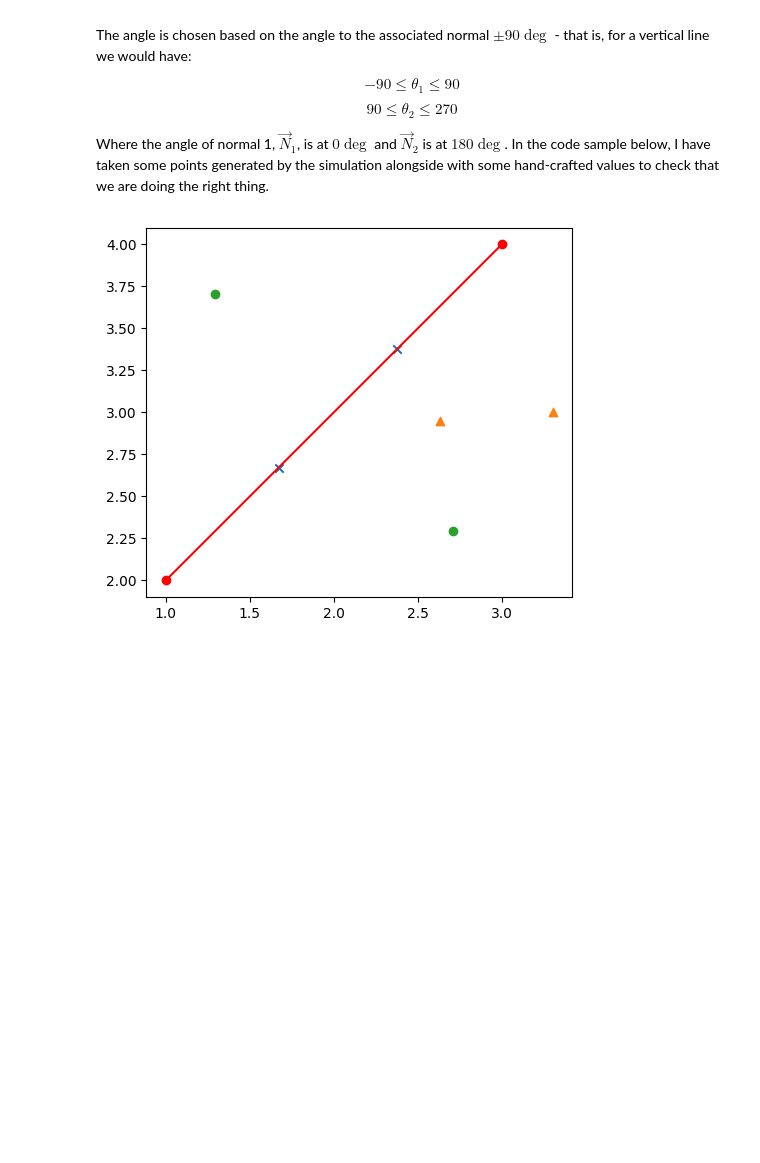
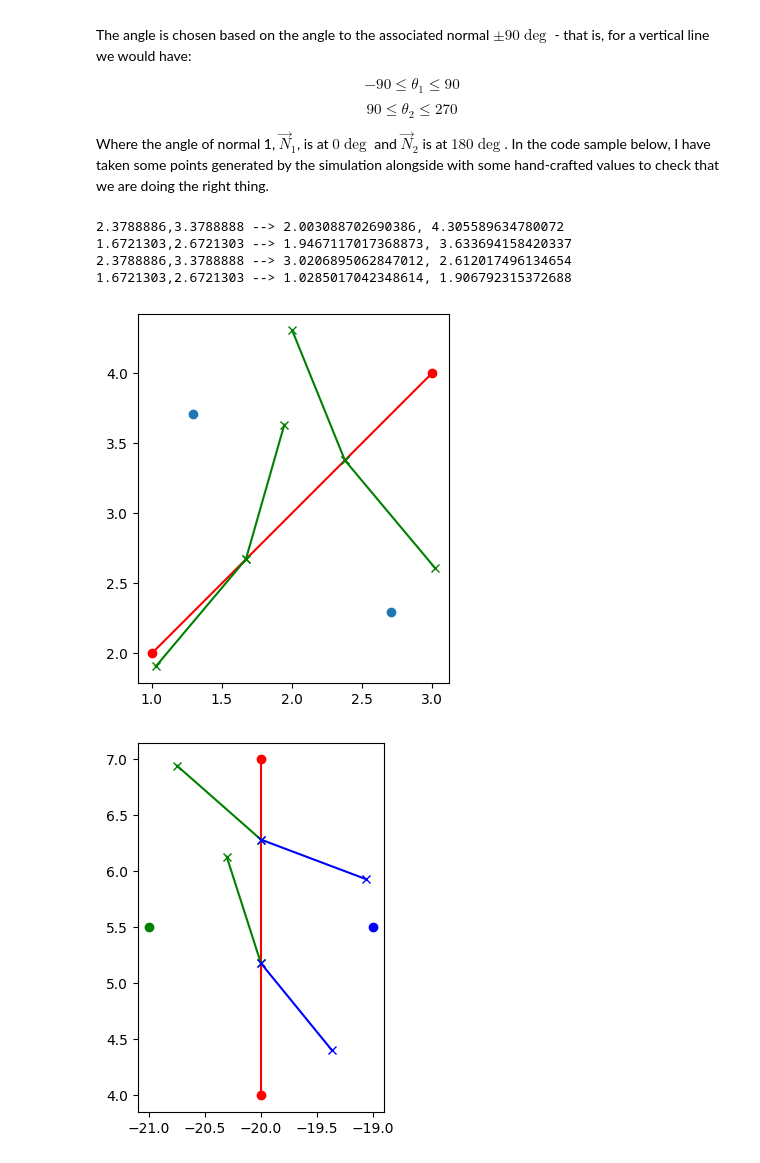
Before and after one commit to engineerjames/view-factor, a Jupyter notebook: python/check.ipynb, the cells around one changed output. Saved outputs shown, nothing was run; the diff lists cells and outputs as text; code cells hidden in the pictures; blank space fills up the shorter version.

Commit message:
Add more plotting to the raycasts

```diff
--- a/python/check.ipynb
+++ b/python/check.ipynb
@@ -151,44 +151,90 @@ class Ray(object):
 
     def getEndPoint(self) -> Point2D:
         return Point2D(
-            self.point.x + self.length * math.sin(math.radians(self.angle)),
-            self.point.y + self.length * math.cos(math.radians(self.angle)),
+            self.point.x + (self.length * math.cos(math.radians(self.angle))),
+            self.point.y + (self.length * math.sin(math.radians(self.angle))),
         )
 
 
 # Min->Max angles
 # 45 -> 135
 # -135 -> -45
 angled_rays: list[Ray] = []
 angled_rays.append(Ray(Point2D(2.3788886, 3.3788888), 112.07376))
 angled_rays.append(Ray(Point2D(1.6721303, 2.6721303), 74.06293))
+angled_rays.append(Ray(Point2D(2.3788886, 3.3788888), -50.07376))
+angled_rays.append(Ray(Point2D(1.6721303, 2.6721303), -130.06293))
 
 plt.plot()
 plot_line(line1, marker="o", color="red")
-plt.scatter(
-    [x.point.x for x in angled_rays],
-    [x.point.y for x in angled_rays],
-    marker="x",
-)
-plt.scatter(
-    [x.getEndPoint().x for x in angled_rays],
-    [x.getEndPoint().y for x in angled_rays],
-    marker="^", # TODO: Connect the lines here.
-)
+
+for ray in angled_rays:
+    print(
+        f"{ray.point.x},{ray.point.y} --> {ray.getEndPoint().x}, {ray.getEndPoint().y}"
+    )
+    plt.plot(
+        [ray.point.x, ray.getEndPoint().x],
+        [ray.point.y, ray.getEndPoint().y],
+        marker="x",
+        color="green",
+    )
+
 plt.scatter(
     [x.x for x in line1.ref_translated_normals],
     [y.y for y in line1.ref_translated_normals],
     marker="o",
 )
+ax = plt.gca()
+
+# ax.set_xlim([-30, 10])
+# ax.set_ylim([0, 8])
 plt.gca().set_aspect("equal")
 plt.show()
 
 
 # These are the min and max angles produced--which are wrong?? Investigate...
 # 90 -> 180
 # -90 -> 0
 straight_rays: list[Ray] = []
 straight_rays.append(Ray(Point2D(-20, 5.181012), 107.801895))
 straight_rays.append(Ray(Point2D(-20, 6.2847443), 138.6312))
+straight_rays.append(Ray(Point2D(-20, 5.181012), -50.801895))
+straight_rays.append(Ray(Point2D(-20, 6.2847443), -20.6312))
+
+plt.plot()
+plot_line(line2, marker="o", color="red")
+count = 0
+ray_color = "green"
+for ray in straight_rays:
+    if count > 1:
+        ray_color = "blue"
+    plt.plot(
+        [ray.point.x, ray.getEndPoint().x],
+        [ray.point.y, ray.getEndPoint().y],
+        marker="x",
+        color=ray_color,
+    )
+
+    count = count + 1
+
+count = 0
+normal_color = "green"
+for n in line2.ref_translated_normals:
+    if count > 0:
+        normal_color = "blue"
+    plt.scatter(n.x, n.y, marker="o", color=normal_color)
+    count = count + 1
+
+ax = plt.gca()
+
+# ax.set_xlim([-30, 0])
+# ax.set_ylim([0, 8])
+plt.gca().set_aspect("equal")
+plt.show()
 # %% [output]
+2.3788886,3.3788888 --> 2.003088702690386, 4.305589634780072
+1.6721303,2.6721303 --> 1.9467117017368873, 3.633694158420337
+2.3788886,3.3788888 --> 3.0206895062847012, 2.612017496134654
+1.6721303,2.6721303 --> 1.0285017042348614, 1.906792315372688
-[figure, old version]
+[figure, new version]
+[figure, added]
```
